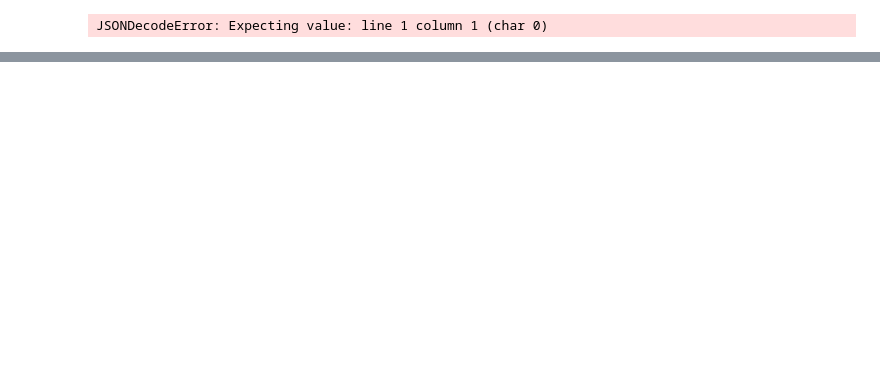
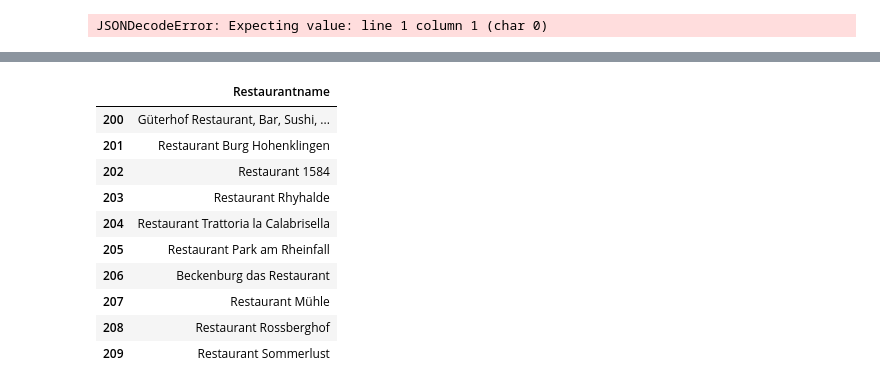
Before and after one commit to Priskawa/GITHUB_ME, a Jupyter notebook: Projekt1_Beizen/Beizen der Schweiz.ipynb, the cells around one changed output, grey strips where cells are left out. Drawn from its saved outputs; the diff is of its cells as text; code cells hidden in the pictures; blank space fills up the shorter version.

```diff
--- a/Projekt1_Beizen/Beizen der Schweiz.ipynb
+++ b/Projekt1_Beizen/Beizen der Schweiz.ipynb
@@ -86,0 +118,43 @@ descr[1]
+# %%
+hatrestaurant = True
+counter = 1
+
+ns_opensearch = {'openSearch': 'http://a9.com/-/spec/opensearchrss/1.0/'}
+
+while hatrestaurant == True:
+
+    print (str(counter))
+
+    #basis = "https://tel.search.ch/api/?"
+    basis = "https://devst.blick.ch/intern/priska/api.xml?"
+    was = "was=Restaurant&"
+    wo = "wo="+ kanton + "&"
+    maxnum = "maxnum=200&"
+    pos = "pos=" + str(counter * 200 - 200 + 1)
+    key = "&key=590ea8961488f9a63dbf95a7b7883805"
+
+    url_sh = basis + was + wo + maxnum + pos + key
+    print(url_sh)
+
+    r = requests.get(url_sh)
+    soup = BeautifulSoup(r.text, 'html.parser')
+    #print(soup.find("opensearch:totalresults").text)
+
+    #Alle Entrys vom aktuellen file durchsuchen
+    entries = soup.find_all("entry")
+    for entry in entries:
+        #print (entry.find("title").text)
+        restaurantname = entry.find("title").text
+        df = df.append({"Restaurantname": restaurantname},ignore_index=True)
+
+
+
+    #Kontrolliert schleife
+    if counter * 200 < int(soup.find("opensearch:totalresults").text):
+        hatrestaurant = True
+    else:
+        hatrestaurant = False
+
+    counter = counter + 1
+
+print("finito")
@@ -86,0 +169,14 @@ descr[1]
+# %%
+df[200:210]
+# %% [output]
+|  | Restaurantname |
+| 200 | Güterhof Restaurant, Bar, Sushi, ... |
+| 201 | Restaurant Burg Hohenklingen |
+| 202 | Restaurant 1584 |
+| 203 | Restaurant Rhyhalde |
+| 204 | Restaurant Trattoria la Calabrisella |
+| 205 | Restaurant Park am Rheinfall |
+| 206 | Beckenburg das Restaurant |
+| 207 | Restaurant Mühle |
+| 208 | Restaurant Rossberghof |
+| 209 | Restaurant Sommerlust |
```
Also changed, not shown: parts of 18 cells of this notebook, 5 other files.
